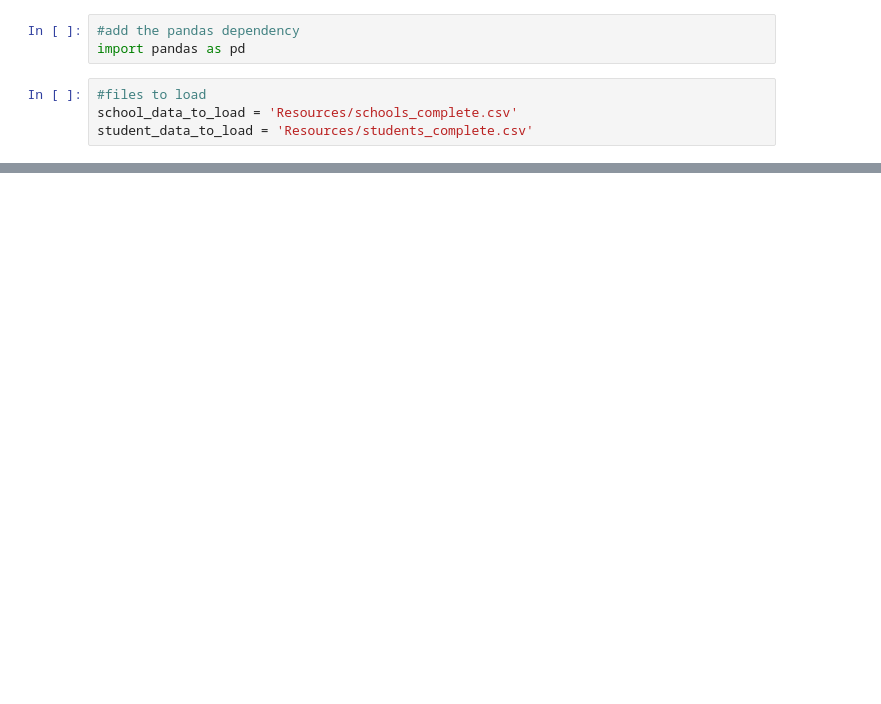
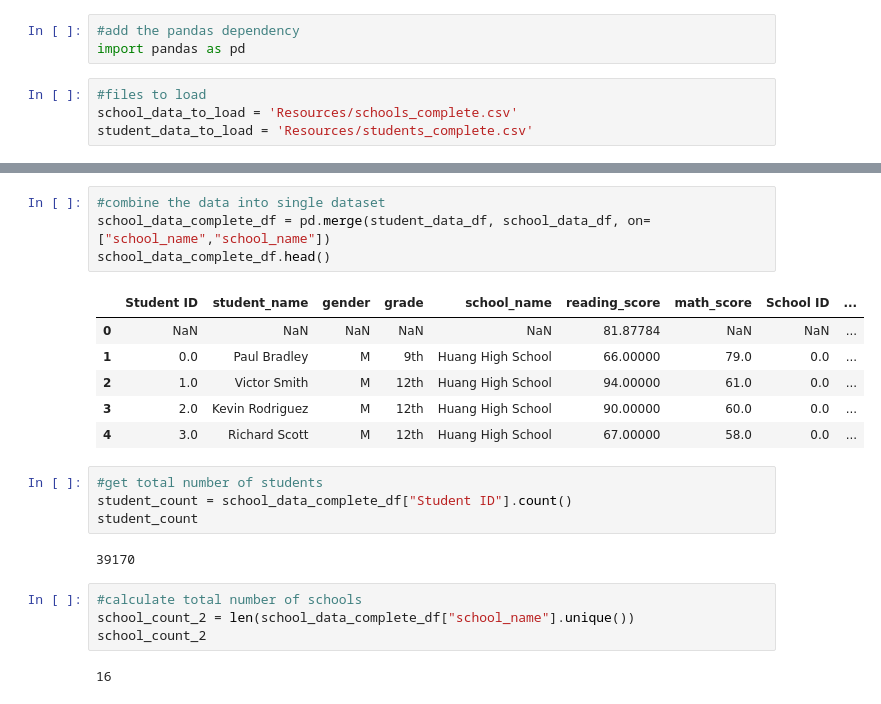
Before and after one commit to kkrizek06/School_District_Analysis, a Jupyter notebook: PyCitySchools.ipynb, the cells around one changed output, grey strips where cells are left out. Cells and saved outputs as stored; diff of their text form; blank space fills up the shorter version.

```diff
--- a/PyCitySchools.ipynb
+++ b/PyCitySchools.ipynb
@@ -122,0 +141,23 @@ for word in prefixes_suffixes:
+# %%
+#combine the data into single dataset
+school_data_complete_df = pd.merge(student_data_df, school_data_df, on=["school_name","school_name"])
+school_data_complete_df.head()
+# %% [output]
+|  | Student ID | student_name | gender | grade | school_name | reading_score | math_score | School ID | ... |
+| 0 | NaN | NaN | NaN | NaN | NaN | 81.87784 | NaN | NaN | ... |
+| 1 | 0.0 | Paul Bradley | M | 9th | Huang High School | 66.00000 | 79.0 | 0.0 | ... |
+| 2 | 1.0 | Victor Smith | M | 12th | Huang High School | 94.00000 | 61.0 | 0.0 | ... |
+| 3 | 2.0 | Kevin Rodriguez | M | 12th | Huang High School | 90.00000 | 60.0 | 0.0 | ... |
+| 4 | 3.0 | Richard Scott | M | 12th | Huang High School | 67.00000 | 58.0 | 0.0 | ... |
+# %%
+#get total number of students
+student_count = school_data_complete_df["Student ID"].count()
+student_count
+# %% [output]
+39170
+# %%
+#calculate total number of schools
+school_count_2 = len(school_data_complete_df["school_name"].unique())
+school_count_2
+# %% [output]
+16
```
Also changed, not shown: parts of 33 cells of this notebook.
